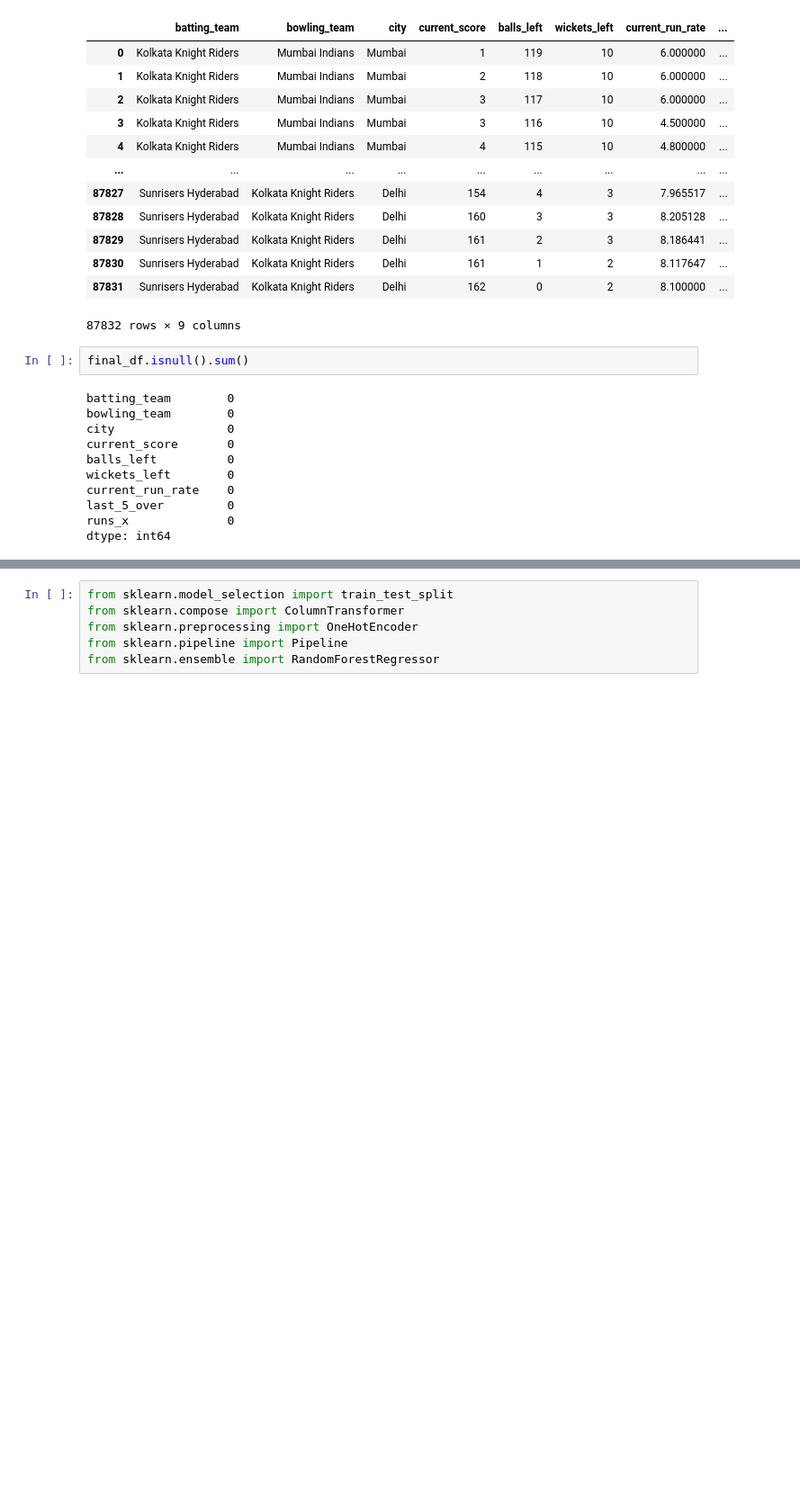
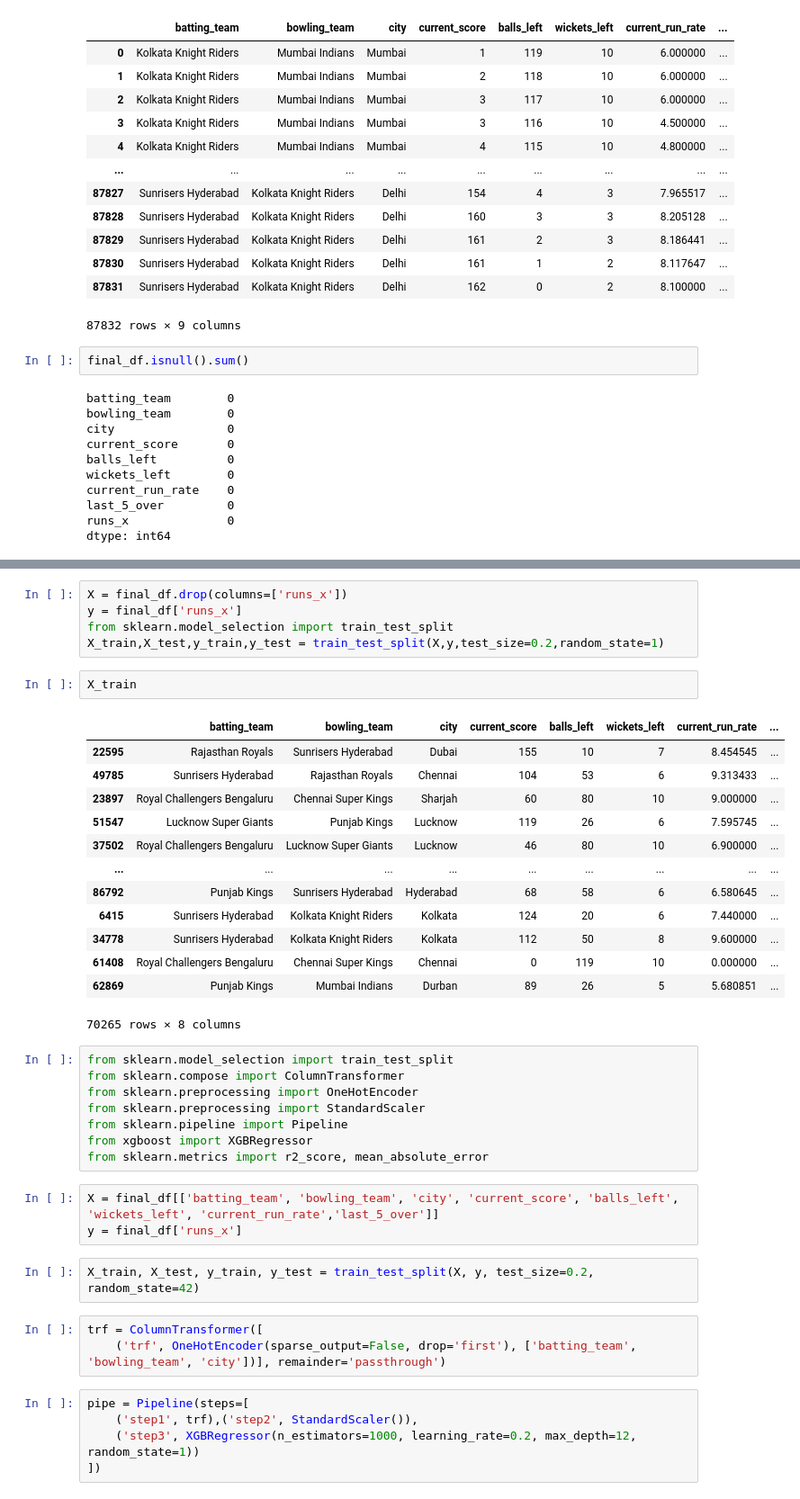
Before and after one commit to poojapatel0902/IPL-Score-Predictions, a Jupyter notebook: feature engineering.ipynb, the cells around one changed output, grey strips where cells are left out. Shown at 90% size. Saved outputs shown, nothing was run; the diff lists cells and outputs as text; blank space fills up the shorter version.

```diff
--- a/feature engineering.ipynb
+++ b/feature engineering.ipynb
@@ -310,7 +310,43 @@ final_df
 87832 rows × 9 columns
+# %%
+X = final_df.drop(columns=['runs_x'])
+y = final_df['runs_x']
+from sklearn.model_selection import train_test_split
+X_train,X_test,y_train,y_test = train_test_split(X,y,test_size=0.2,random_state=1)
+# %%
+X_train
+# %% [output]
+|  | batting_team | bowling_team | city | current_score | balls_left | wickets_left | current_run_rate | ... |
+| 22595 | Rajasthan Royals | Sunrisers Hyderabad | Dubai | 155 | 10 | 7 | 8.454545 | ... |
+| 49785 | Sunrisers Hyderabad | Rajasthan Royals | Chennai | 104 | 53 | 6 | 9.313433 | ... |
+| 23897 | Royal Challengers Bengaluru | Chennai Super Kings | Sharjah | 60 | 80 | 10 | 9.000000 | ... |
+| 51547 | Lucknow Super Giants | Punjab Kings | Lucknow | 119 | 26 | 6 | 7.595745 | ... |
+| 37502 | Royal Challengers Bengaluru | Lucknow Super Giants | Lucknow | 46 | 80 | 10 | 6.900000 | ... |
+| ... | ... | ... | ... | ... | ... | ... | ... | ... |
+| 86792 | Punjab Kings | Sunrisers Hyderabad | Hyderabad | 68 | 58 | 6 | 6.580645 | ... |
+| 6415 | Sunrisers Hyderabad | Kolkata Knight Riders | Kolkata | 124 | 20 | 6 | 7.440000 | ... |
+| 34778 | Sunrisers Hyderabad | Kolkata Knight Riders | Kolkata | 112 | 50 | 8 | 9.600000 | ... |
+| 61408 | Royal Challengers Bengaluru | Chennai Super Kings | Chennai | 0 | 119 | 10 | 0.000000 | ... |
+| 62869 | Punjab Kings | Mumbai Indians | Durban | 89 | 26 | 5 | 5.680851 | ... |
+70265 rows × 8 columns
 # %%
 from sklearn.model_selection import train_test_split
 from sklearn.compose import ColumnTransformer
 from sklearn.preprocessing import OneHotEncoder
+from sklearn.preprocessing import StandardScaler
 from sklearn.pipeline import Pipeline
-from sklearn.ensemble import RandomForestRegressor
+from xgboost import XGBRegressor
+from sklearn.metrics import r2_score, mean_absolute_error
+# %%
+X = final_df[['batting_team', 'bowling_team', 'city', 'current_score', 'balls_left', 'wickets_left', 'current_run_rate','last_5_over']]
+y = final_df['runs_x']
+# %%
+X_train, X_test, y_train, y_test = train_test_split(X, y, test_size=0.2, random_state=42)
+# %%
+trf = ColumnTransformer([
+    ('trf', OneHotEncoder(sparse_output=False, drop='first'), ['batting_team', 'bowling_team', 'city'])], remainder='passthrough')
+# %%
+pipe = Pipeline(steps=[
+    ('step1', trf),('step2', StandardScaler()),
+    ('step3', XGBRegressor(n_estimators=1000, learning_rate=0.2, max_depth=12, random_state=1))
+])
```
Also changed, not shown: parts of 5 cells of this notebook, 6 other files.
